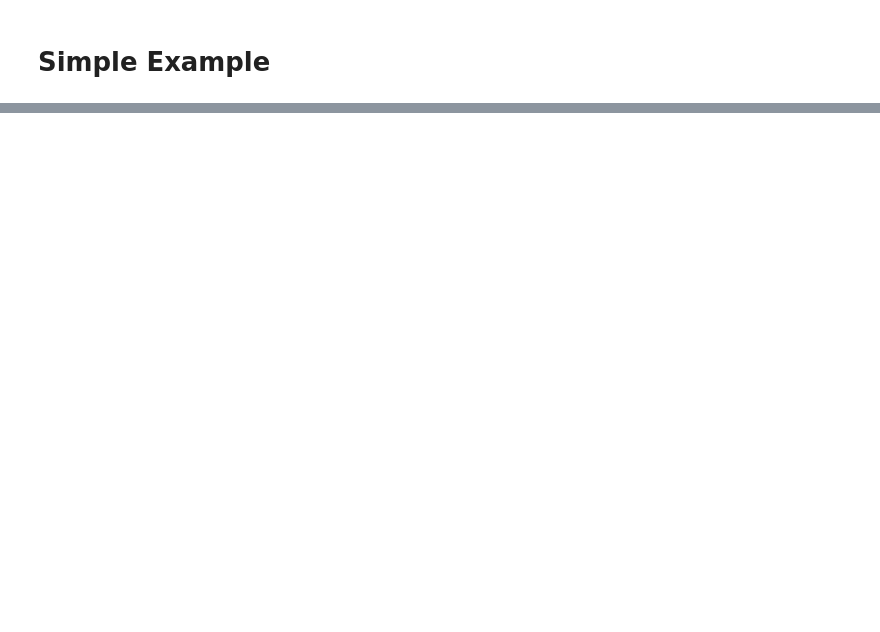
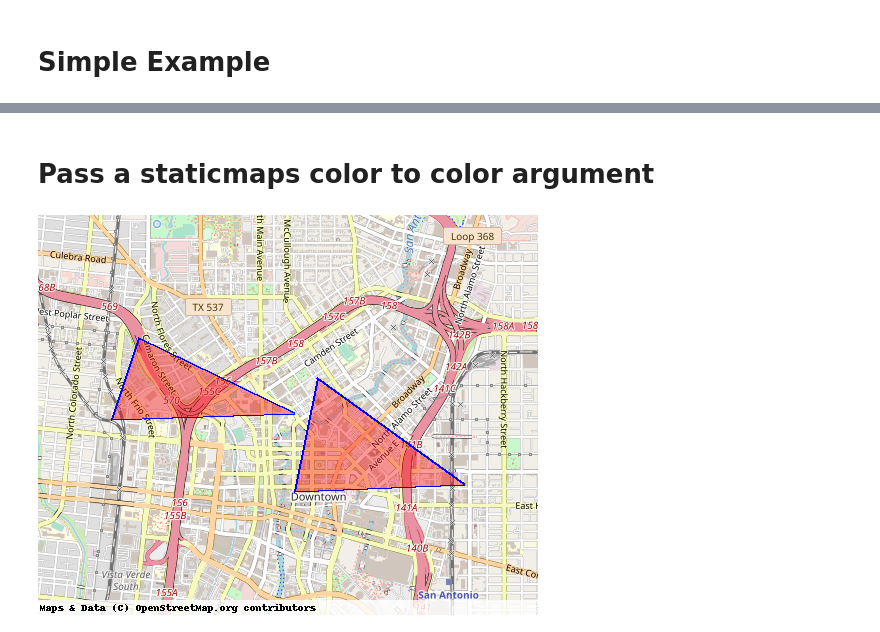
Before and after one commit to eddiethedean/landfall, a Jupyter notebook: examples/plot_polygons_function.ipynb, the cells around one changed output, grey strips where cells are left out. Drawn from its saved outputs; the diff is of its cells as text; code cells hidden in the pictures; blank space fills up the shorter version.

```diff
--- a/examples/plot_polygons_function.ipynb
+++ b/examples/plot_polygons_function.ipynb
@@ -22,0 +23,8 @@ plot_polygons(polygons)
+# %% [markdown]
+# Pass a staticmaps color to color argument
+# %%
+import staticmaps
+
+plot_polygons(polygons, color=staticmaps.BLUE)
+# %% [output]
+[figure, added]
```
Also changed, not shown: parts of 7 cells of this notebook, 1 other file.
